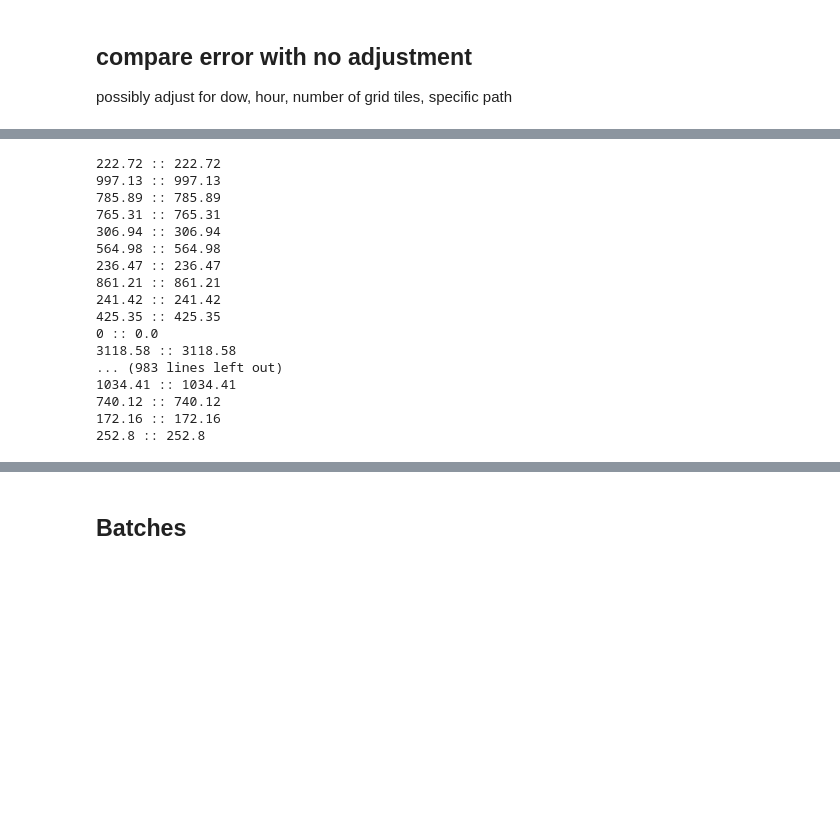
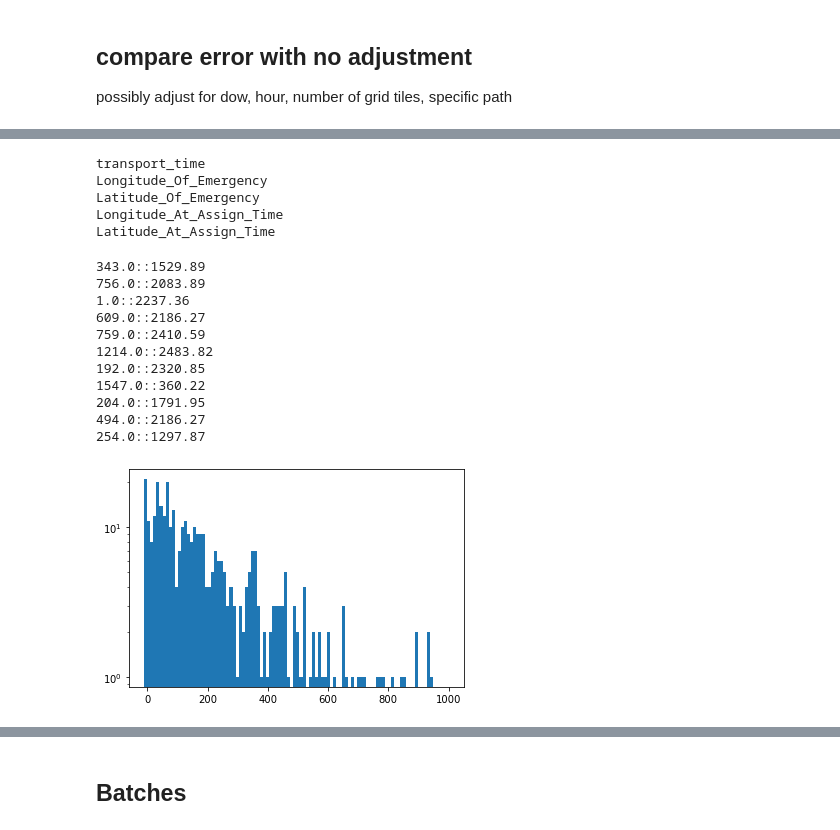
Before and after one commit to joshua-ong/AmbulanceDeployment, a Jupyter notebook: verification/verification.ipynb, the cells around one changed output, grey strips where cells are left out. Cells and saved outputs as stored; diff of their text form; code cells hidden in the pictures; blank space fills up the shorter version.

```diff
--- a/verification/verification.ipynb
+++ b/verification/verification.ipynb
@@ -100,40 +73,70 @@ grid_time
+# %%
+print(peakHours[0,3]) #transport_time
+print(peakHours[0,4]) #Longitude_Of_Emergency
+print(peakHours[0,5]) #Latitude_Of_Emergency
+print(peakHours[0,6]) #Longitude_At_Assign_Time
+print(peakHours[0,7]) #Latitude_At_Assign_Time
+# print(peakHours[0,3]) #Longitude_At_Assign_Time #-97
+# print(peakHours[0,4]) #Latitude_At_Assign_Time #30
+# print(peakHours[0,5]) #Time_Assigned
+# print(peakHours[0,6]) #Time_Enroute
+# print(peakHours[0,7]) #Time_ArrivedAtScene
+# print(peakHours[0,8]) #Time_Depart_Scene
+# print(peakHours[0,9]) #Time_Arrive_Destination
+# print(peakHours[0,10]) #Time_Available
+# print(peakHours[0,11]) #Time_Call_Cleared
+# print(peakHours[0,13]) #Longitude_Of_Emergency
+# print(peakHours[0,14]) #Latitude_Of_Emergency
+# print(peakHours[0,15]) #travel_time
+# print(peakHours[0,16]) #grid_time
+# %% [output]
+transport_time
+Longitude_Of_Emergency
+Latitude_Of_Emergency
+Longitude_At_Assign_Time
+Latitude_At_Assign_Time
 # %%
 nsamples = 1000 #len(peakHours)
 error_list = []
 error_percent = []
 grid_list = []
 for i in range(1,nsamples):
-    start_pt = g.map_point_to_region(float(peakHours[i,4]),float(peakHours[i,3]))
-    end_pt = g.map_point_to_region(float(peakHours[i,14]),float(peakHours[i,13]))
+#     start_pt = g.map_point_to_region(float(peakHours[i,4]),float(peakHours[i,3]))
+#     end_pt = g.map_point_to_region(float(peakHours[i,14]),float(peakHours[i,13]))
+#     grid_time = g.get_time(start_pt,end_pt) #check if
+#     print(str(grid_time) + " :: " + peakHours[i,16])
+#     reported_time = float(peakHours[i,15])
+    start_pt = g.map_point_to_region(float(peakHours[i,5]),float(peakHours[i,4]))
+    end_pt = g.map_point_to_region(float(peakHours[i,7]),float(peakHours[i,6]))
     grid_time = g.get_time(start_pt,end_pt)
-    print(str(grid_time) + " :: " + peakHours[i,16])
-    reported_time = float(peakHours[i,15])
-#     if(reported_time -  grid_time < 2000):
-#         print(str(start_pt) + " " + str(end_pt))
+    reported_time = float(peakHours[i,3])
+    if(reported_time > 1800):
+        continue
+
     error_list.append(reported_time -  grid_time)
+    if np.abs(reported_time -  grid_time) > 1000:
+        print(str(reported_time) + "::" + str(grid_time))
     #error percent
     if(grid_time > reported_time):
         error_percent.append(grid_time/reported_time - 1)
     else: #grid_time <= reported_time
         error_percent.append(-1 * (1 - grid_time/reported_time))
 # %% [output]
-222.72 :: 222.72
-997.13 :: 997.13
-785.89 :: 785.89
-765.31 :: 765.31
-306.94 :: 306.94
-564.98 :: 564.98
-236.47 :: 236.47
-861.21 :: 861.21
-241.42 :: 241.42
-425.35 :: 425.35
-0 :: 0.0
-3118.58 :: 3118.58
-... (983 lines left out)
-1034.41 :: 1034.41
-740.12 :: 740.12
-172.16 :: 172.16
-252.8 :: 252.8
+343.0::1529.89
+756.0::2083.89
+1.0::2237.36
+609.0::2186.27
+759.0::2410.59
+1214.0::2483.82
+192.0::2320.85
+1547.0::360.22
+204.0::1791.95
+494.0::2186.27
+254.0::1297.87
+# %%
+a = plt.hist(error_list, bins = 100, range = (-10,1000), log = True)
+# %% [output]
+[figure, added]
 # %%
 #plt.hist(error_list, bins = 100, log = True)
 a = plt.hist(error_percent, bins = 100, range = (-10,100), log = True)
```
Also changed, not shown: parts of 11 cells of this notebook, 5 other files.
